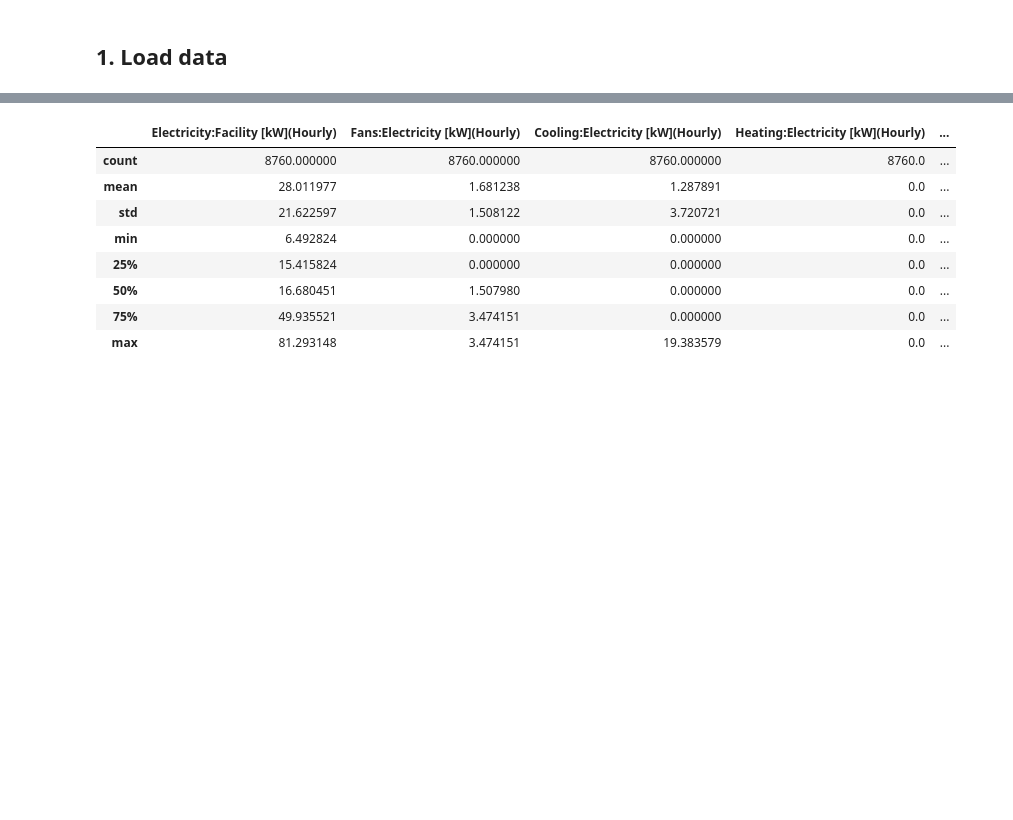
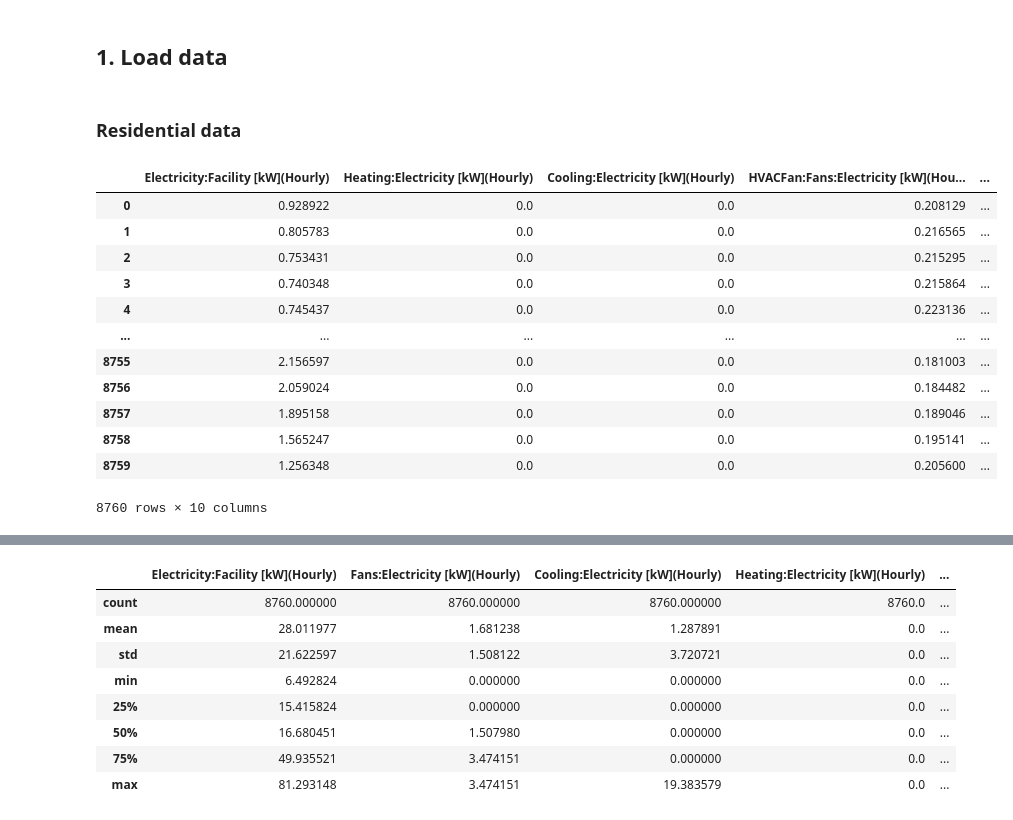
Before and after one commit to f-krause/uio-AIEI-project-1, a Jupyter notebook: notebooks/data_inspection.ipynb, the cells around one changed output, grey strips where cells are left out. Saved outputs shown, nothing was run; the diff lists cells and outputs as text; code cells hidden in the pictures; blank space fills up the shorter version.

Commit message:
update data inspection with residential data

```diff
--- a/notebooks/data_inspection.ipynb
+++ b/notebooks/data_inspection.ipynb
@@ -10,3 +10,24 @@ sys.path.append("../") # go to parent dir
 from src import main
 # %% [markdown]
 ## 1. Load data
+# %% [markdown]
+### Residential data
+# %%
+df = pd.read_csv("../data/residential_load_data_base/USA_OR_Lakeview.AWOS.725976_TMY3_BASE.csv")
+#df["date_time"] = pd.to_datetime(df["Date/Time"])
+# %%
+df.drop([col_name for col_name in df.columns if "Electricity" not in col_name], axis=1)
+# %% [output]
+|  | Electricity:Facility [kW](Hourly) | Heating:Electricity [kW](Hourly) | Cooling:Electricity [kW](Hourly) | HVACFan:Fans:Electricity [kW](Hou... | ... |
+| 0 | 0.928922 | 0.0 | 0.0 | 0.208129 | ... |
+| 1 | 0.805783 | 0.0 | 0.0 | 0.216565 | ... |
+| 2 | 0.753431 | 0.0 | 0.0 | 0.215295 | ... |
+| 3 | 0.740348 | 0.0 | 0.0 | 0.215864 | ... |
+| 4 | 0.745437 | 0.0 | 0.0 | 0.223136 | ... |
+| ... | ... | ... | ... | ... | ... |
+| 8755 | 2.156597 | 0.0 | 0.0 | 0.181003 | ... |
+| 8756 | 2.059024 | 0.0 | 0.0 | 0.184482 | ... |
+| 8757 | 1.895158 | 0.0 | 0.0 | 0.189046 | ... |
+| 8758 | 1.565247 | 0.0 | 0.0 | 0.195141 | ... |
+| 8759 | 1.256348 | 0.0 | 0.0 | 0.205600 | ... |
+8760 rows × 10 columns
```
Also changed, not shown: parts of 3 cells of this notebook.
